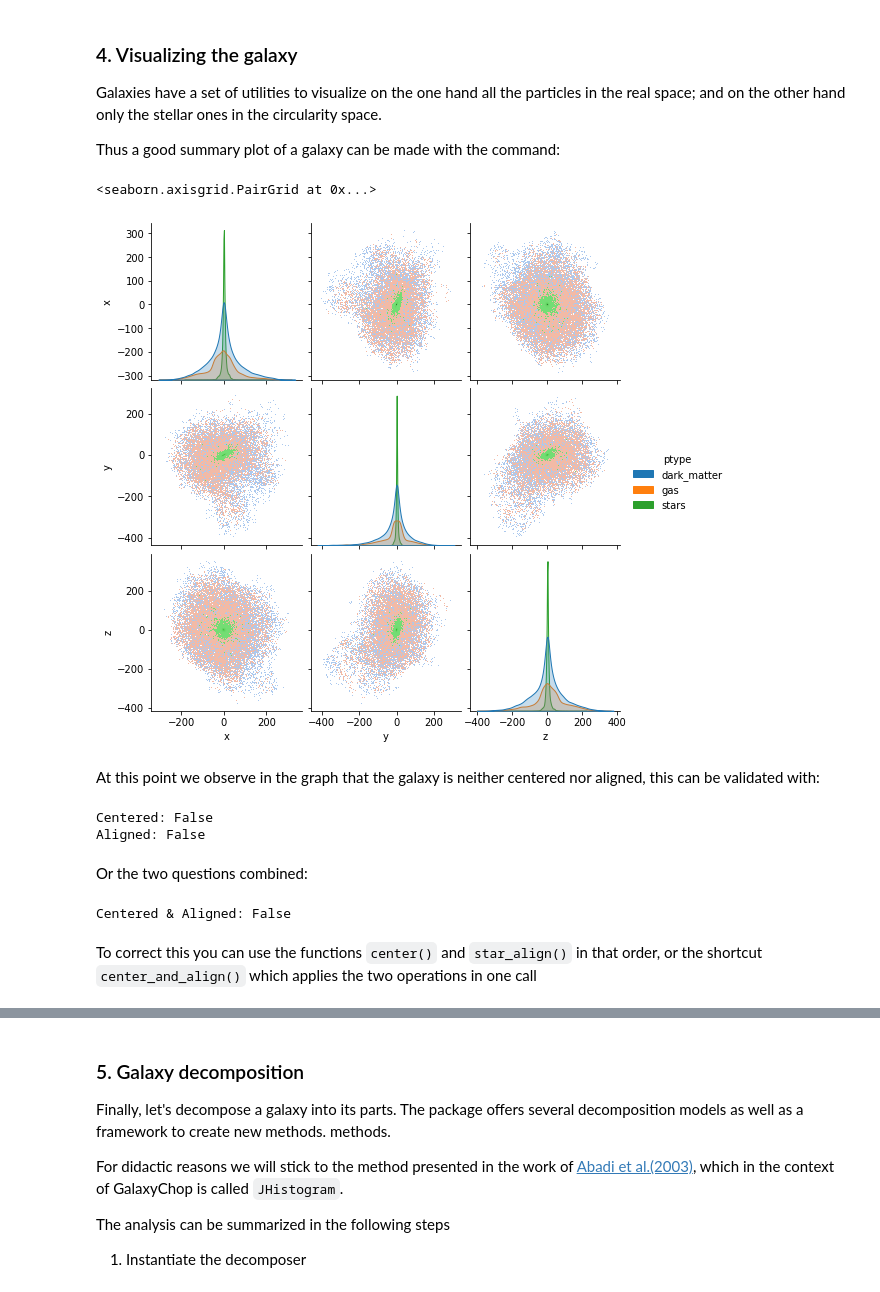
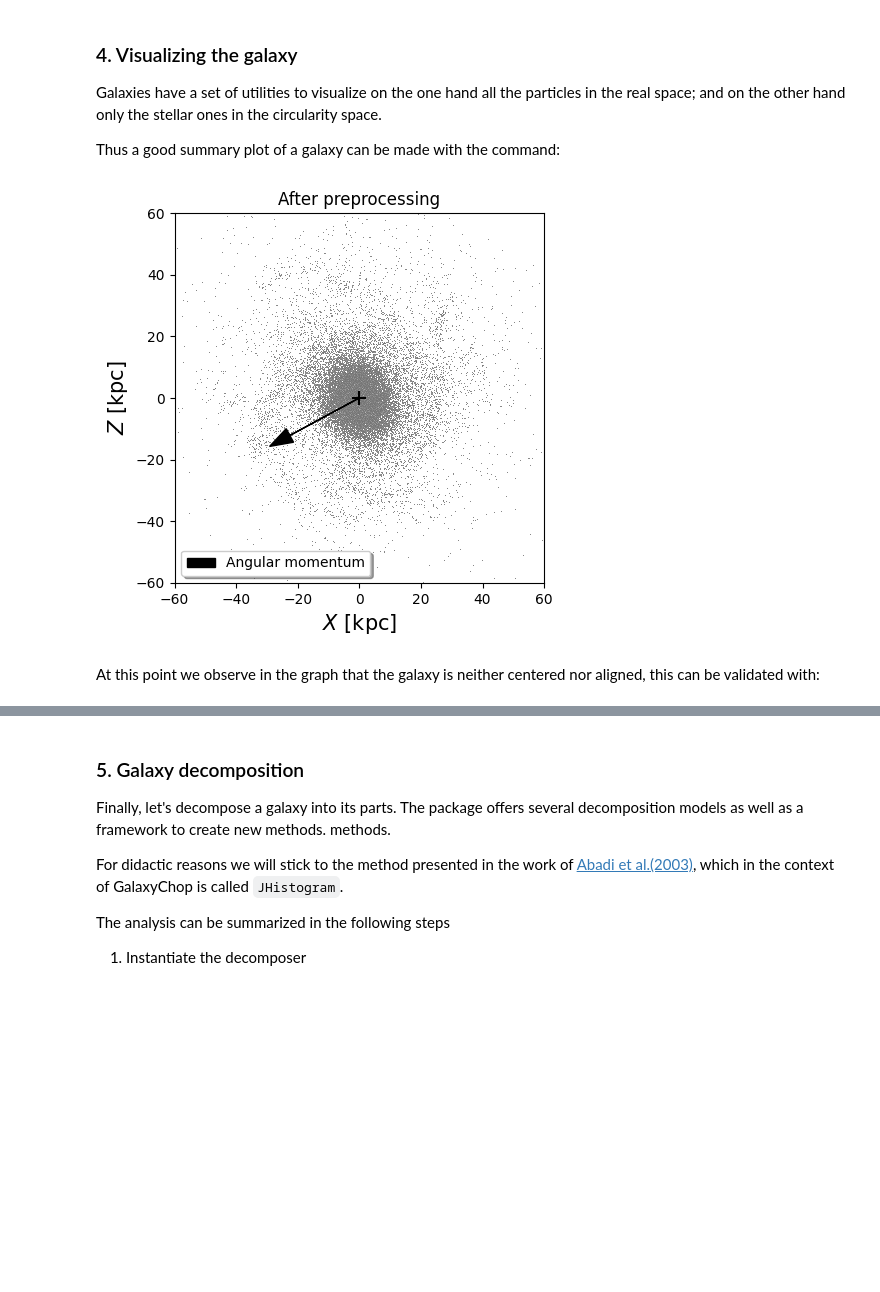
Before and after one commit to BrunoCeliz/galaxy-chop, a Jupyter notebook: docs/source/tutorials/quickstart.ipynb, the cells around one changed output, grey strips where cells are left out. Cells and saved outputs as stored; diff of their text form; code cells hidden in the pictures; blank space fills up the shorter version.

```diff
--- a/docs/source/tutorials/quickstart.ipynb
+++ b/docs/source/tutorials/quickstart.ipynb
@@ -115,26 +116,33 @@ gal.to_dataframe()
 Galaxies have a set of utilities to visualize on the one hand all the particles in the real space; and on the other hand only the stellar ones in the circularity space.
 
 Thus a good summary plot of a galaxy can be made with the command:
-# %%
-gal.plot()
-# %% [output]
-<seaborn.axisgrid.PairGrid at 0x...>
-[figure, removed]
+# %%
+# Stars of the galaxy, after rotation
+ax = gal.plot.scatter("x", "z", ptypes='stars',
+                         s=2, c='k')
+
+# The (0,0,0):
+ax.scatter([0], [0], marker='+', s=100, c='k')
+
+# The angular momentum vector:
+Jx_tot = gal.stars.Jx_.value.sum()
+Jy_tot = gal.stars.Jy_.value.sum()
+Jz_tot = gal.stars.Jz_.value.sum()
+J_tot = (Jx_tot**2 + Jy_tot**2 + Jz_tot**2)**(0.5)
+
+ax.arrow(0, 0, 50 * Jx_tot/J_tot, 50 * Jz_tot/J_tot,
+          color='k', head_width=5,
+          label='Angular momentum')
+
+ax.legend(loc='lower left', shadow=True)
+
+ax.set_title('After preprocessing')
+ax.set_xlim(-60,60)
+ax.set_ylim(-60,60)
+ax.set_xlabel(r'$X$ [kpc]', fontsize=15)
+ax.set_ylabel(r'$Z$ [kpc]', fontsize=15)
+ax.set_box_aspect(1);
+# %% [output]
+[figure, added]
 # %% [markdown]
 At this point we observe in the graph that the galaxy is neither centered nor aligned, this can be validated with:
-# %%
-print("Centered:", gchop.preproc.is_centered(gal))
-print("Aligned:", gchop.preproc.is_star_aligned(gal))
-# %% [output]
-Centered: False
-Aligned: False
-# %% [markdown]
-Or the two questions combined:
-# %%
-print("Centered & Aligned:", gchop.preproc.is_centered_and_aligned(gal))
-# %% [output]
-Centered & Aligned: False
-# %% [markdown]
-To correct this you can use the functions `center()` and
-`star_align()` in that order, or the shortcut `center_and_align()`
-which applies the two operations in one call
```
Also changed, not shown: parts of 22 cells of this notebook, 1 other file.
